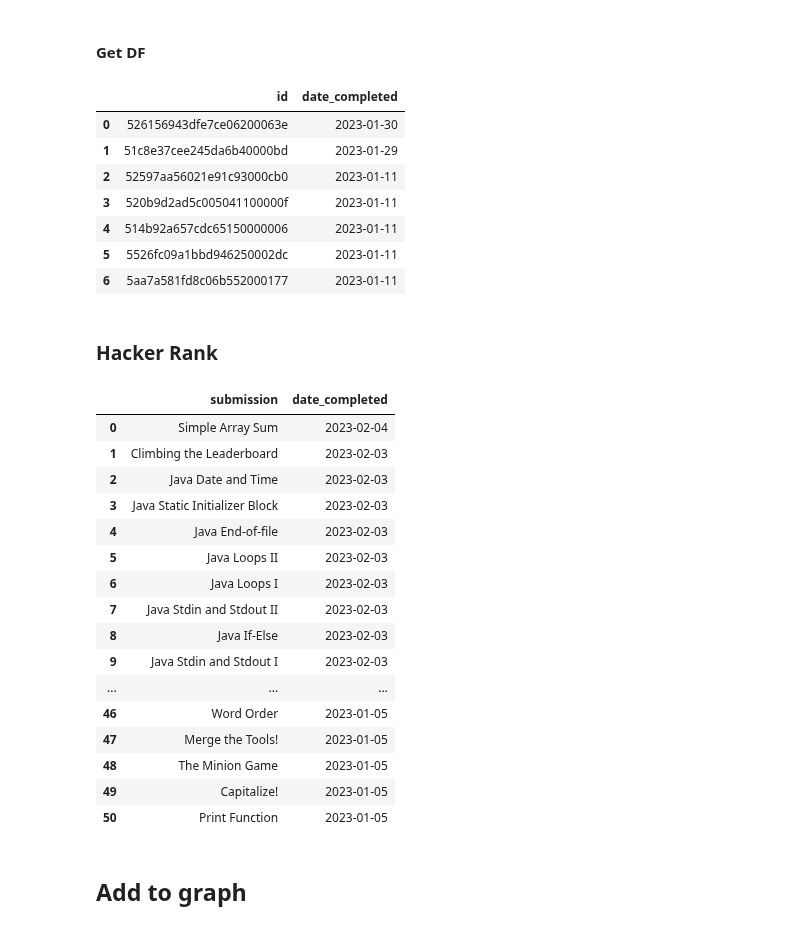
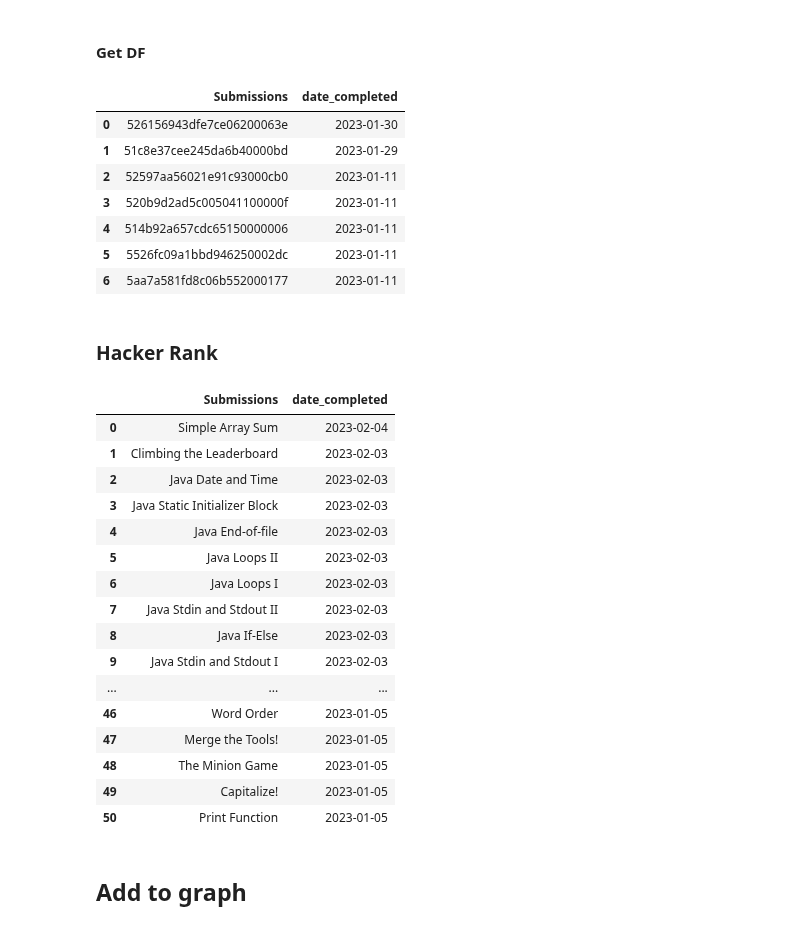
Before and after one commit to emilycardwell/my-jobs, a Jupyter notebook: jupyter_notebooks/prep_coding_editing.ipynb, the cells around one changed output. Saved outputs shown, nothing was run; the diff lists cells and outputs as text; code cells hidden in the pictures.

```diff
--- a/jupyter_notebooks/prep_coding_editing.ipynb
+++ b/jupyter_notebooks/prep_coding_editing.ipynb
@@ -77,11 +77,11 @@ data_path = os.getenv('DATA_PATH')
 # %% [markdown]
 #### Get DF
 # %%
-file_path = data_path + '/codewars.json'
-cw_df = pd.read_json(file_path, orient='table')
-cw_df
+# file_path = data_path + '/codewars.json'
+# cw_df = pd.read_json(file_path, orient='table')
+# cw_df
 # %% [output]
-|  | id | date_completed |
+|  | Submissions | date_completed |
 | 0 | 526156943dfe7ce06200063e | 2023-01-30 |
 | 1 | 51c8e37cee245da6b40000bd | 2023-01-29 |
 | 2 | 52597aa56021e91c93000cb0 | 2023-01-11 |
@@ -92,11 +92,11 @@ cw_df
 # %% [markdown]
 ### Hacker Rank
 # %%
-file_path = data_path + '/hackerrank.json'
-hack_df = pd.read_json(file_path, orient='table')
-hack_df
+# file_path = data_path + '/hackerrank.json'
+# hack_df = pd.read_json(file_path, orient='table')
+# hack_df
 # %% [output]
-|  | submission | date_completed |
+|  | Submissions | date_completed |
 | 0 | Simple Array Sum | 2023-02-04 |
 | 1 | Climbing the Leaderboard | 2023-02-03 |
 | 2 | Java Date and Time | 2023-02-03 |
```
Also changed, not shown: parts of 7 cells of this notebook, 4 other files.
